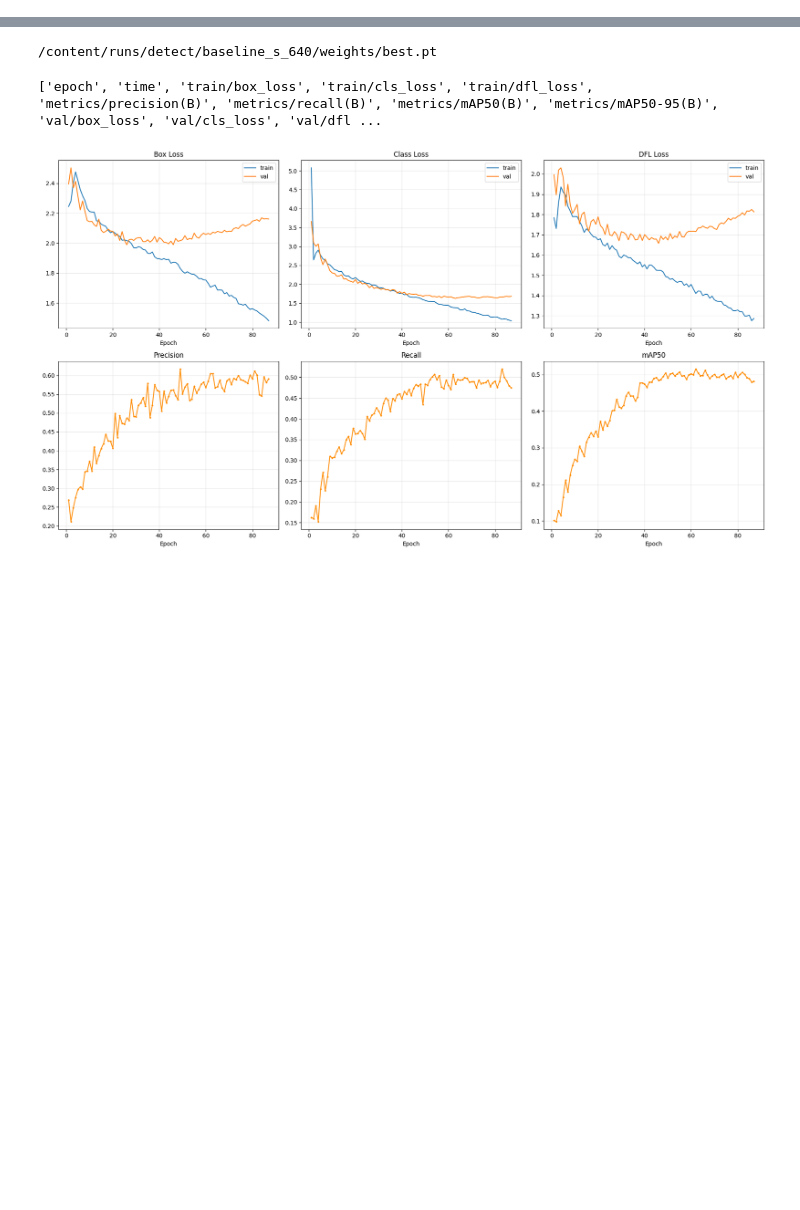
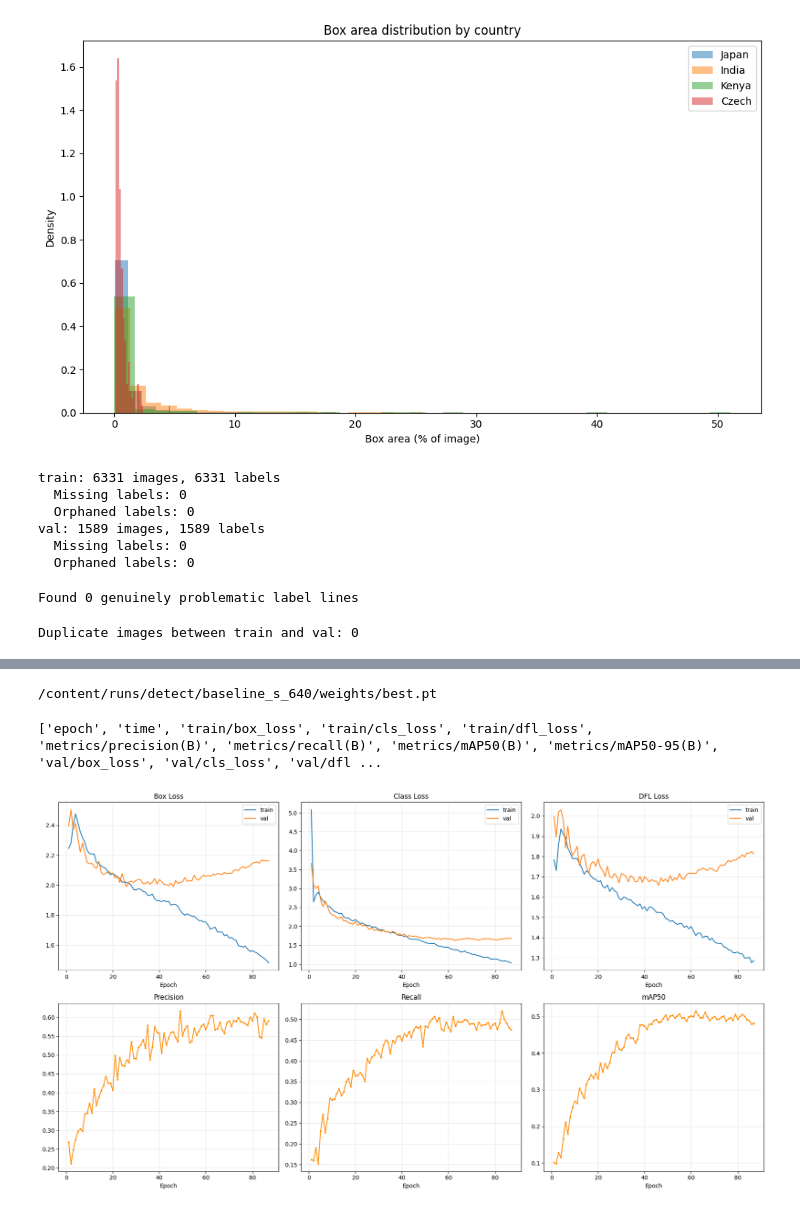
Before and after one commit to kibwale/nipe_macho, a Jupyter notebook: notebooks/testing_new_data.ipynb, the cells around one changed output, grey strips where cells are left out. Saved outputs shown, nothing was run; the diff lists cells and outputs as text; code cells hidden in the pictures; blank space fills up the shorter version.

```diff
--- a/notebooks/testing_new_data.ipynb
+++ b/notebooks/testing_new_data.ipynb
@@ -834,0 +259,34 @@ Copied to Drive
+# %%
+assess.plot_area_by_country(by_country)
+#assess.check_country(FINAL_ROOT, country="kenya")
+# %% [output]
+[figure, added]
+# %%
+for split in ["train", "val"]:
+    img_dir = Path(f"/content/rdd2020/final/{split}/images")
+    lbl_dir = Path(f"/content/rdd2020/final/{split}/labels")
+
+    img_stems = {f.stem for f in img_dir.glob("*")}
+    lbl_stems = {f.stem for f in lbl_dir.glob("*.txt")}
+
+    missing_labels = img_stems - lbl_stems
+    orphaned_labels = lbl_stems - img_stems
+
+    print(f"{split}: {len(img_stems)} images, {len(lbl_stems)} labels")
+    print(f"  Missing labels: {len(missing_labels)}")
+    print(f"  Orphaned labels: {len(orphaned_labels)}")
+# %% [output]
+train: 6331 images, 6331 labels
+  Missing labels: 0
+  Orphaned labels: 0
+val: 1589 images, 1589 labels
+  Missing labels: 0
+  Orphaned labels: 0
+# %%
+bad_lines = assess.is_box_or_polygon(FINAL_ROOT)
+# %% [output]
+Found 0 genuinely problematic label lines
+# %%
+overlap = assess.check_train_val_overlap(FINAL_ROOT)
+# %% [output]
+Duplicate images between train and val: 0
```
Also changed, not shown: parts of 84 cells of this notebook.
